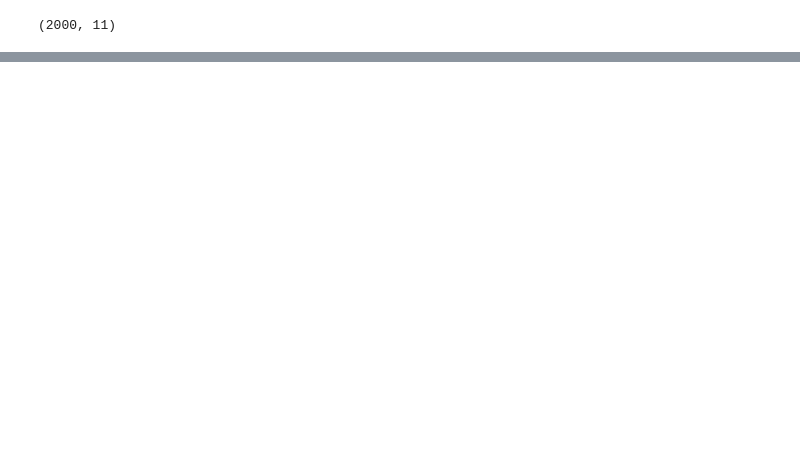
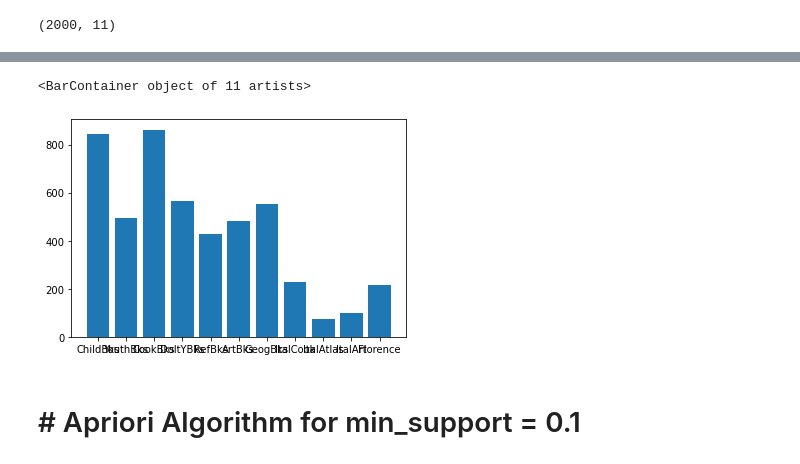
Before and after one commit to sairaj2005/ds-assignment, a Jupyter notebook: Association rules/Association_book.ipynb, the cells around one changed output, grey strips where cells are left out. Cells and saved outputs as stored; diff of their text form; code cells hidden in the pictures; blank space fills up the shorter version.

```diff
--- a/Association rules/Association_book.ipynb
+++ b/Association rules/Association_book.ipynb
@@ -147,0 +68,12 @@ frequent_itemsets
+# %%
+book_count = []
+col_names = data.columns
+for col_name in col_names:
+    book_count.append(data[col_name].value_counts()[1])
+
+plt.bar(col_names, book_count)
+# %% [output]
+<BarContainer object of 11 artists>
+[figure, added]
+# %% [markdown]
+# # Apriori Algorithm for min_support = 0.1
```
Also changed, not shown: parts of 35 cells of this notebook.
